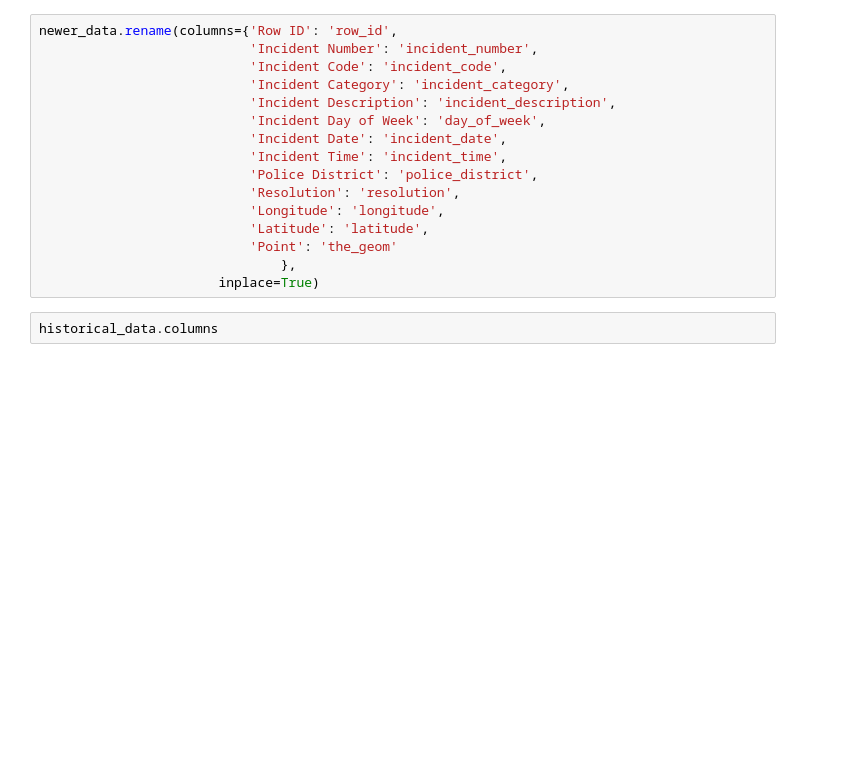
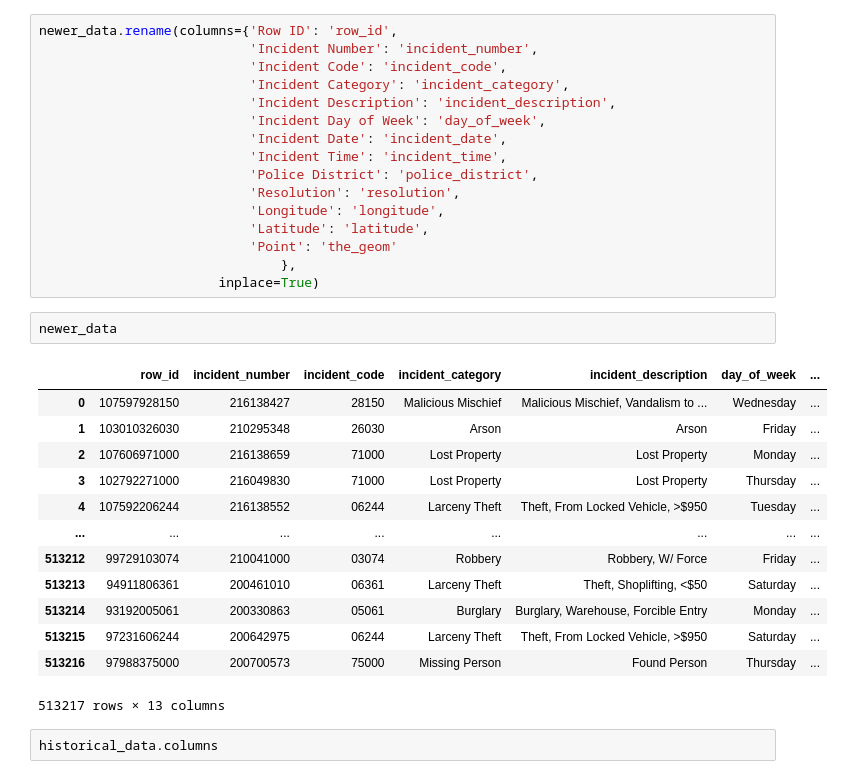
Before and after one commit to Noah-Baustin/sf_crime_data_analysis, a Jupyter notebook: data_cleaning.ipynb, the cells around one changed output. Drawn from its saved outputs; the diff is of its cells as text; blank space fills up the shorter version.

```diff
--- a/data_cleaning.ipynb
+++ b/data_cleaning.ipynb
@@ -66,6 +82,22 @@ newer_data.rename(columns={'Row ID': 'row_id',
                            'Point': 'the_geom'
                                },
                        inplace=True)
+# %%
+newer_data
+# %% [output]
+|  | row_id | incident_number | incident_code | incident_category | incident_description | day_of_week | ... |
+| 0 | 107597928150 | 216138427 | 28150 | Malicious Mischief | Malicious Mischief, Vandalism to ... | Wednesday | ... |
+| 1 | 103010326030 | 210295348 | 26030 | Arson | Arson | Friday | ... |
+| 2 | 107606971000 | 216138659 | 71000 | Lost Property | Lost Property | Monday | ... |
+| 3 | 102792271000 | 216049830 | 71000 | Lost Property | Lost Property | Thursday | ... |
+| 4 | 107592206244 | 216138552 | 06244 | Larceny Theft | Theft, From Locked Vehicle, >$950 | Tuesday | ... |
+| ... | ... | ... | ... | ... | ... | ... | ... |
+| 513212 | 99729103074 | 210041000 | 03074 | Robbery | Robbery, W/ Force | Friday | ... |
+| 513213 | 94911806361 | 200461010 | 06361 | Larceny Theft | Theft, Shoplifting, <$50 | Saturday | ... |
+| 513214 | 93192005061 | 200330863 | 05061 | Burglary | Burglary, Warehouse, Forcible Entry | Monday | ... |
+| 513215 | 97231606244 | 200642975 | 06244 | Larceny Theft | Theft, From Locked Vehicle, >$950 | Saturday | ... |
+| 513216 | 97988375000 | 200700573 | 75000 | Missing Person | Found Person | Thursday | ... |
+513217 rows × 13 columns
 # %%
 historical_data.columns
 # %% [output]
```
Also changed, not shown: parts of 13 cells of this notebook, 2 other files.
